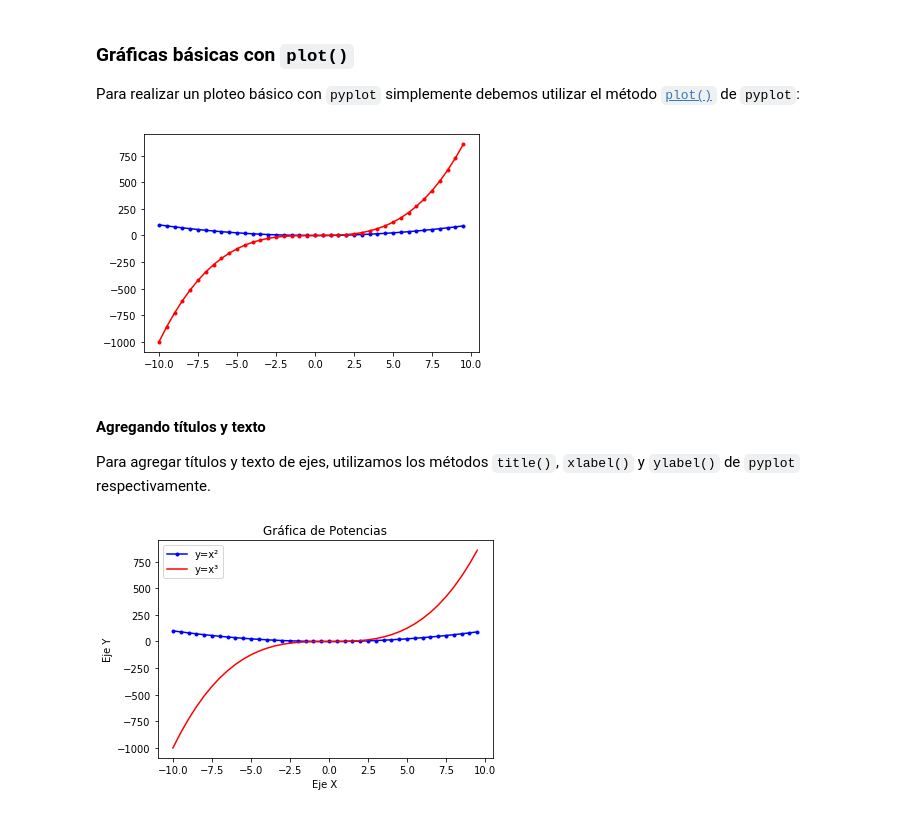
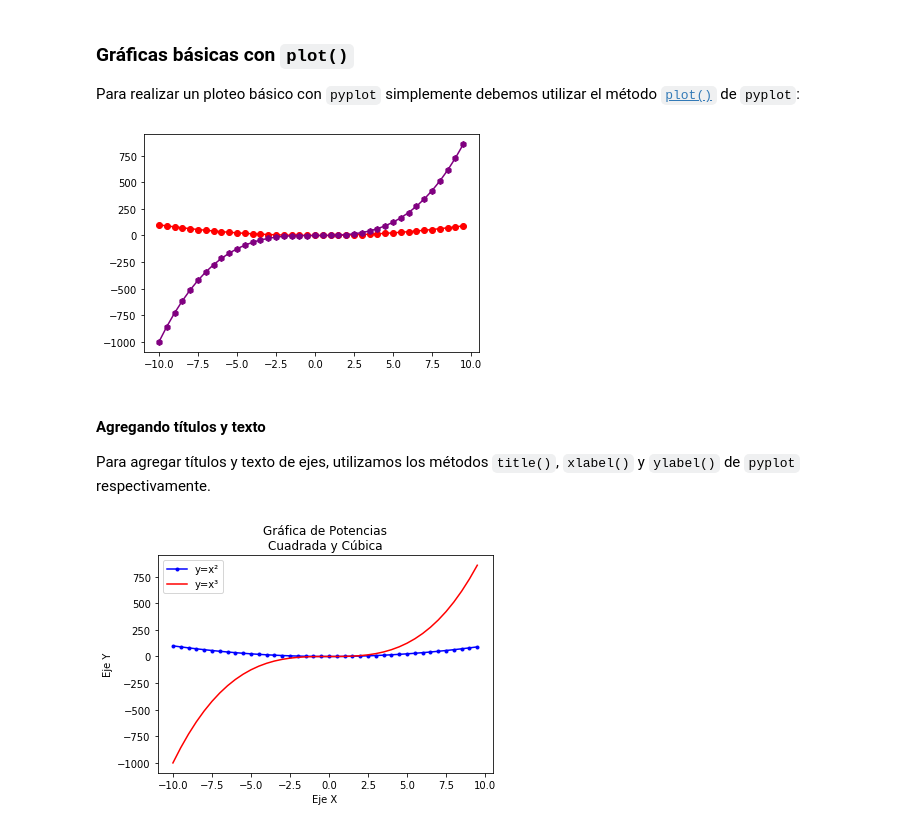
Before and after one commit to jdbr99/computo-cientifico-python, a Jupyter notebook: 05-numpy-matplotlib/intro-numpy-matplotlib.ipynb, the cells around one changed output. Saved outputs shown, nothing was run; the diff lists cells and outputs as text; code cells hidden in the pictures.

```diff
--- a/05-numpy-matplotlib/intro-numpy-matplotlib.ipynb
+++ b/05-numpy-matplotlib/intro-numpy-matplotlib.ipynb
@@ -120,21 +148,21 @@ Para realizar un ploteo básico con `pyplot` simplemente debemos utilizar el mé
 x = np.arange(-10,10,.5)
 y = np.power(x, 2)
 y_two = np.power(x, 3)
-plt.plot(x, y, marker='.', color='b', label='y=x²')
-plt.plot(x, y_two, marker='.', color='r', label='y=x³')
+plt.plot(x, y, marker='o', color='r', label='y=x²')#
+plt.plot(x, y_two, marker='h', color='purple', label='y=x³')
 plt.show()
 # %% [output]
-[figure, old version]
+[figure, new version]
 # %% [markdown]
 #### Agregando títulos y texto
 Para agregar títulos y texto de ejes, utilizamos los métodos `title()`, `xlabel()` y `ylabel()` de `pyplot` respectivamente.
 # %%
-plt.title("Gráfica de Potencias")
+plt.title("Gráfica de Potencias\nCuadrada y Cúbica")
 plt.xlabel("Eje X")
 plt.ylabel("Eje Y")
 plt.plot(x, y, marker='.', color='b', label='y=x²')
 plt.plot(x, y_two, color='r', label='y=x³')
 plt.legend()
 plt.show()
 # %% [output]
-[figure, old version]
+[figure, new version]
```
Also changed, not shown: parts of 6 cells of this notebook, 5 other files.
